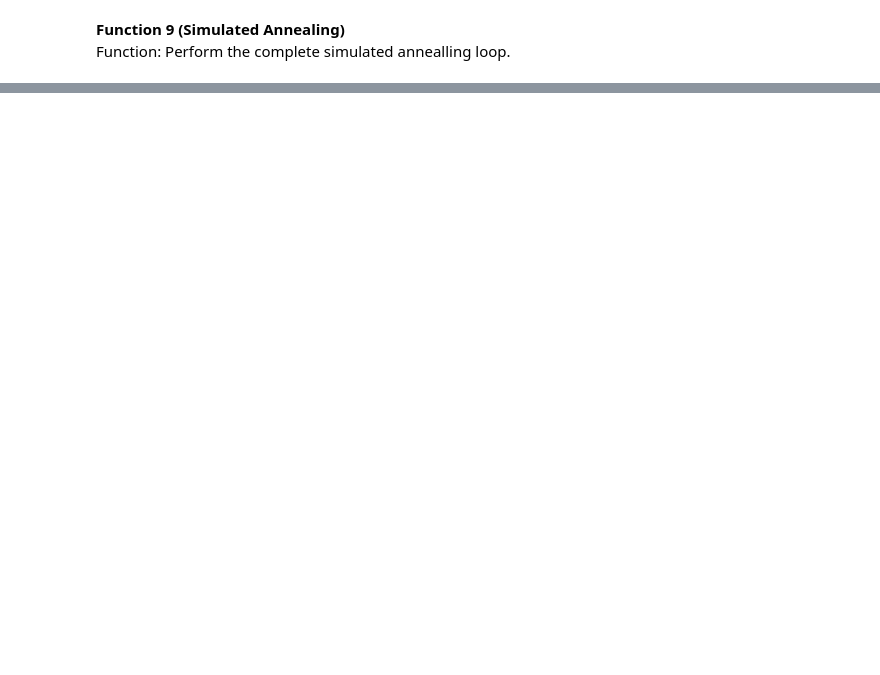
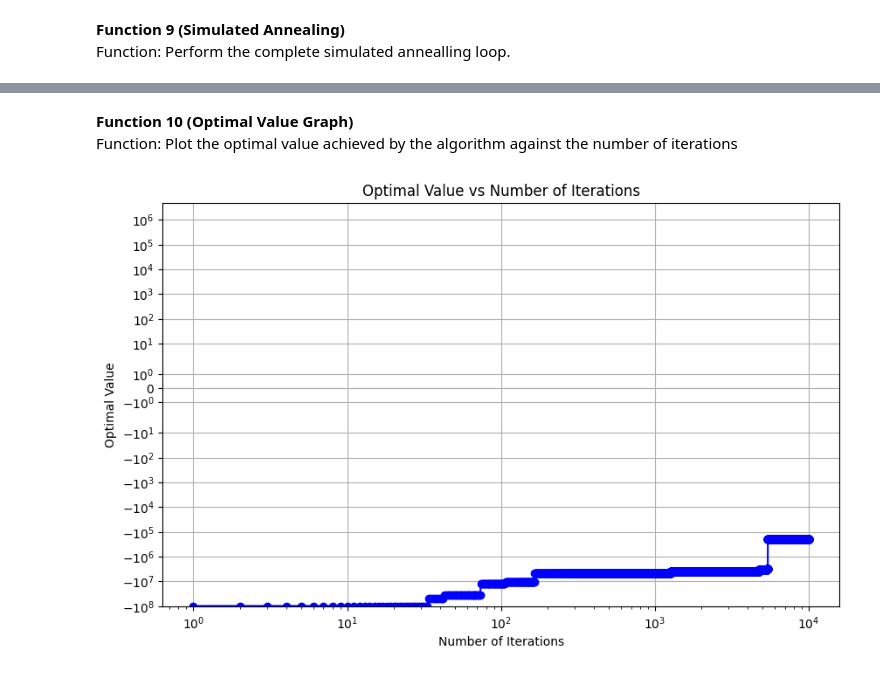
Before and after one commit to ChinmayPimpalkhare/WURP_23, a Jupyter notebook: Notebooks/SA_1_anderson.ipynb, the cells around one changed output, grey strips where cells are left out. Saved outputs shown, nothing was run; the diff lists cells and outputs as text; code cells hidden in the pictures; blank space fills up the shorter version.

```diff
--- a/Notebooks/SA_1_anderson.ipynb
+++ b/Notebooks/SA_1_anderson.ipynb
@@ -422,0 +756,33 @@ Maximum Value (y_max): -0.33333333
+# %% [markdown]
+**Function 10 (Optimal Value Graph)** <br>
+Function: Plot the optimal value achieved by the algorithm against the number of iterations
+# %%
+import matplotlib.pyplot as plt
+
+def plot_optimal_values(optimal_values, log_scale=False):
+    """
+    Plot the graph of optimal values against the number of iterations.
+
+    Parameters:
+    - optimal_values: List of optimal values.
+    - log_scale: Boolean, whether to use a logarithmic scale for the x-axis.
+    """
+    iterations = range(1, len(optimal_values) + 1)
+
+    plt.figure(figsize=(10, 6))
+    plt.plot(iterations, optimal_values, marker='o', linestyle='-', color='b')
+    plt.title('Optimal Value vs Number of Iterations')
+    plt.xlabel('Number of Iterations')
+    plt.ylabel('Optimal Value')
+
+    if log_scale:
+        plt.xscale('log')
+        plt.yscale('symlog')
+
+    plt.grid(True)
+    plt.show()
+
+# Example usage:
+plot_optimal_values(optimal_values, log_scale=True)
+# %% [output]
+[figure, added]
```
Also changed, not shown: parts of 27 cells of this notebook.
